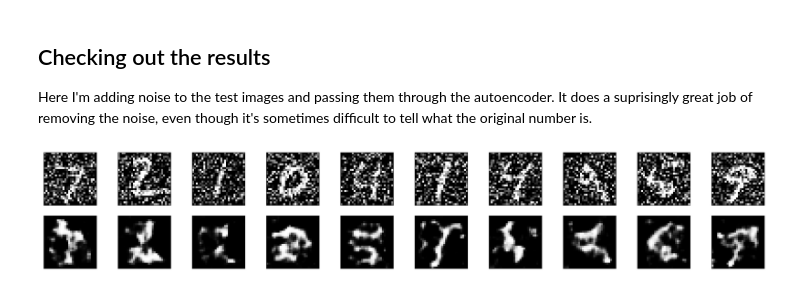
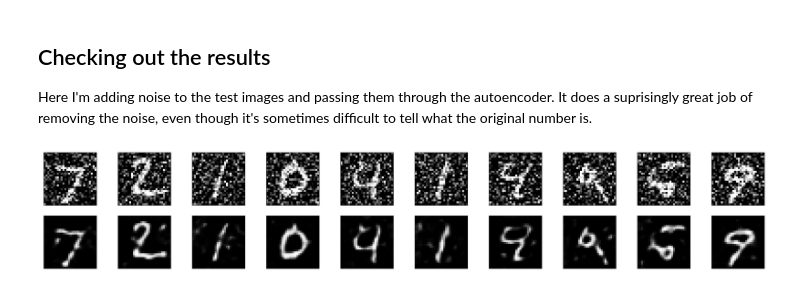
Before and after one commit to LastExile16/DeepLearning, a Jupyter notebook: 2. CNN/autoencoder/DenoisingAutoencoder/denoising_autoencoders.ipynb, the cells around one changed output. Drawn from its saved outputs; the diff is of its cells as text; code cells hidden in the pictures.

```diff
--- a/2. CNN/autoencoder/DenoisingAutoencoder/denoising_autoencoders.ipynb
+++ b/2. CNN/autoencoder/DenoisingAutoencoder/denoising_autoencoders.ipynb
@@ -82,38 +82,39 @@ class ConvDenoiser(nn.Module):
         super(ConvDenoiser, self).__init__()
         ## encoder layers ##
         self.encoder = nn.Sequential( # YOUR CODE HERE
-            nn.Conv2d(1, 32, kernel_size=3, padding=1),
+            nn.Conv2d(1, 8, kernel_size=3, padding=1),
             nn.ReLU(),
-            nn.BatchNorm2d(32),
+            nn.BatchNorm2d(8),
             nn.MaxPool2d(2, 2), ## 28x28 --> 14x14
 
-            nn.Conv2d(32, 16, 3, padding=1),
+            nn.Conv2d(8, 16, 3, padding=1),
             nn.ReLU(),
             nn.BatchNorm2d(16),
             nn.MaxPool2d(2, 2), # 14x14 --> 7x7
 
-            nn.Conv2d(16, 8, 3, padding=1),
+            nn.Conv2d(16, 32, 3, padding=1),
             nn.ReLU(),
-            nn.BatchNorm2d(8),
+            nn.BatchNorm2d(32),
             nn.MaxPool2d(2, 2), ## 7x7 --> 3x3
             # ImageSize(),
+            # nn.Flatten()
 
         )
 
         self.decoder = nn.Sequential( # YOUR CODE HERE
-            nn.ConvTranspose2d(8, 8, kernel_size=3, stride=2), ## 3x3 --> 7x7
+            nn.ConvTranspose2d(32, 32, kernel_size=3, stride=2), ## 3x3 --> 7x7
+            nn.ReLU(),
+            nn.BatchNorm2d(32),
+
+            nn.ConvTranspose2d(32, 16, 2, stride=2), ## 7x7 --> 14x14
+            nn.ReLU(),
+            nn.BatchNorm2d(16),
+
+            nn.ConvTranspose2d(16, 8, 2, stride=2), ## 14x14 --> 28x28
             nn.ReLU(),
             nn.BatchNorm2d(8),
 
-            nn.ConvTranspose2d(8, 16, 2, stride=2), ## 7x7 --> 14x14
-            nn.ReLU(),
-            nn.BatchNorm2d(16),
-
-            nn.ConvTranspose2d(16, 32, 2, stride=2), ## 14x14 --> 28x28
-            nn.ReLU(),
-            nn.BatchNorm2d(32),
-
-            nn.Conv2d(32, 1, 3, padding=1),
+            nn.Conv2d(8, 1, 3, padding=1),
             nn.Sigmoid() ## to keep pixel values between 0 and 1
         )
         self.model = nn.Sequential(
@@ -249,31 +250,31 @@ Here I'm adding noise to the test images and passing them through the autoencode
 # %%
 # obtain one batch of test images
 dataiter = iter(data_loaders['test'])
 images, labels = next(dataiter)
 
 # add noise to the test images
-noisy_imgs = images + 0.5 * torch.randn(*images.shape)
+noisy_imgs = images + 0.4 * torch.randn(*images.shape)
 noisy_imgs = np.clip(noisy_imgs, 0., 1.)
 
 # get sample outputs
 model.eval()
 output = model(noisy_imgs.cuda())
 # prep images for display
 noisy_imgs = noisy_imgs.numpy()
 
 # output is resized into a batch of iages
 output = output.view(20, 1, 28, 28)
 # use detach when it's an output that requires_grad
 output = output.detach().cpu().numpy()
 
 # plot the first ten input images and then reconstructed images
 fig, axes = plt.subplots(nrows=2, ncols=10, sharex=True, sharey=True, figsize=(25,4))
 
 # input images on top row, reconstructions on bottom
 for noisy_imgs, row in zip([noisy_imgs, output], axes):
     for img, ax in zip(noisy_imgs, row):
         ax.imshow(np.squeeze(img), cmap='gray')
         ax.get_xaxis().set_visible(False)
         ax.get_yaxis().set_visible(False)
 # %% [output]
-[figure, old version]
+[figure, new version]
```
Also changed, not shown: parts of 1 cell of this notebook.
